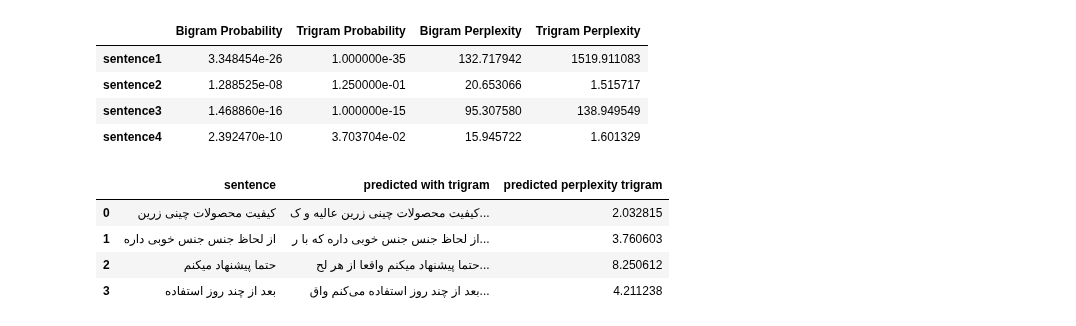
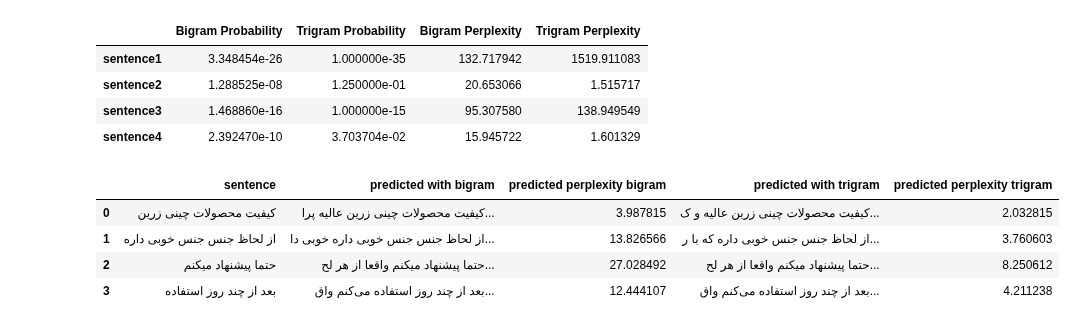
Before and after one commit to pouriaSameti/NLP, a Jupyter notebook: 2-Language model/Language Model.ipynb, the cells around one changed output. Saved outputs shown, nothing was run; the diff lists cells and outputs as text; code cells hidden in the pictures.

Commit message:
Language Model-> checking generate_sentence_trigram() and generate_sentence_bigram() on test set.

```diff
--- a/2-Language model/Language Model.ipynb
+++ b/2-Language model/Language Model.ipynb
@@ -462,54 +461,51 @@ sentence4 = 'بعد از چند روز استفاده '
 
 normalizer = Normalizer()
 
 sent1_bigram = get_bigram(normalizer.normalize(sentence1))
 sent1_trigram = get_trigram(normalizer.normalize(sentence1))
 
 sent2_bigram = get_bigram(normalizer.normalize(sentence2))
 sent2_trigram = get_trigram(normalizer.normalize(sentence2))
 
 sent3_bigram = get_bigram(normalizer.normalize(sentence3))
 sent3_trigram = get_trigram(normalizer.normalize(sentence3))
 
 sent4_bigram = get_bigram(normalizer.normalize(sentence4))
 sent4_trigram = get_trigram(normalizer.normalize(sentence4))
 
 
-# full_sent1_bi, predicted_aprt1_bi = generate_sentence(sentence1, sent1_bigram, bigram_prob)
-# full_sent2_bi, predicted_aprt2_bi = generate_sentence(sentence2, sent2_bigram, bigram_prob)
-# full_sent3_bi, predicted_aprt3_bi = generate_sentence(sentence3, sent3_bigram, bigram_prob)
-# full_sent4_bi, predicted_aprt4_bi = generate_sentence(sentence4, sent4_bigram, bigram_prob)
-#
-# full_sent1_bi_perplexity = get_perplexity(get_bigram(full_sent1_bi), bigram_prob)
-# full_sent2_bi_perplexity = get_perplexity(get_bigram(full_sent2_bi), bigram_prob)
-# full_sent3_bi_perplexity = get_perplexity(get_bigram(full_sent3_bi), bigram_prob)
-# full_sent4_bi_perplexity = get_perplexity(get_bigram(full_sent4_bi), bigram_prob)
+full_sent1_bi, predicted_aprt1_bi = generate_sentence_bigram(sentence1, sent1_bigram, bigram_prob)
+full_sent2_bi, predicted_aprt2_bi = generate_sentence_bigram(sentence2, sent2_bigram, bigram_prob)
+full_sent3_bi, predicted_aprt3_bi = generate_sentence_bigram(sentence3, sent3_bigram, bigram_prob)
+full_sent4_bi, predicted_aprt4_bi = generate_sentence_bigram(sentence4, sent4_bigram, bigram_prob)
 
-full_sent1_tri, predicted_aprt1_tri = generate_sentence(sentence1, sent1_trigram, trigram_prob)
-full_sent2_tri, predicted_aprt2_tri = generate_sentence(sentence2, sent2_trigram, trigram_prob)
-full_sent3_tri, predicted_aprt3_tri = generate_sentence(sentence3, sent3_trigram, trigram_prob)
-full_sent4_tri, predicted_aprt4_tri = generate_sentence(sentence4, sent4_trigram, trigram_prob)
+full_sent1_bi_perplexity = get_perplexity(get_bigram(full_sent1_bi), bigram_prob)
+full_sent2_bi_perplexity = get_perplexity(get_bigram(full_sent2_bi), bigram_prob)
+full_sent3_bi_perplexity = get_perplexity(get_bigram(full_sent3_bi), bigram_prob)
+full_sent4_bi_perplexity = get_perplexity(get_bigram(full_sent4_bi), bigram_prob)
+
+full_sent1_tri, predicted_aprt1_tri = generate_sentence_trigram(sentence1, sent1_trigram, trigram_prob)
+full_sent2_tri, predicted_aprt2_tri = generate_sentence_trigram(sentence2, sent2_trigram, trigram_prob)
+full_sent3_tri, predicted_aprt3_tri = generate_sentence_trigram(sentence3, sent3_trigram, trigram_prob)
+full_sent4_tri, predicted_aprt4_tri = generate_sentence_trigram(sentence4, sent4_trigram, trigram_prob)
 
 full_sent1_tri_perplexity = get_perplexity(get_trigram(full_sent1_tri), trigram_prob)
 full_sent2_tri_perplexity = get_perplexity(get_trigram(full_sent2_tri), trigram_prob)
 full_sent3_tri_perplexity = get_perplexity(get_trigram(full_sent3_tri), trigram_prob)
 full_sent4_tri_perplexity = get_perplexity(get_trigram(full_sent4_tri), trigram_prob)
 
 
 
-# predicted_sentence_res = pd.DataFrame({'sentence': [sentence1, sentence2, sentence3, sentence4],
-#                                        'predicted with bigram':[full_sent1_bi, full_sent2_bi, full_sent3_bi, full_sent4_bi],
-#                                        'predicted perplexity bigram': [full_sent1_bi_perplexity, full_sent2_bi_perplexity, full_sent3_bi_perplexity, full_sent4_bi_perplexity],
-#                                        'predicted with trigram': [full_sent1_tri, full_sent2_tri, full_sent3_tri, full_sent4_tri],
-#                                        'predicted perplexity trigram': [full_sent1_tri_perplexity, full_sent2_tri_perplexity, full_sent3_tri_perplexity, full_sent4_tri_perplexity]})
-
 predicted_sentence_res = pd.DataFrame({'sentence': [sentence1, sentence2, sentence3, sentence4],
+                                       'predicted with bigram':[full_sent1_bi, full_sent2_bi, full_sent3_bi, full_sent4_bi],
+                                       'predicted perplexity bigram': [full_sent1_bi_perplexity, full_sent2_bi_perplexity, full_sent3_bi_perplexity, full_sent4_bi_perplexity],
                                        'predicted with trigram': [full_sent1_tri, full_sent2_tri, full_sent3_tri, full_sent4_tri],
                                        'predicted perplexity trigram': [full_sent1_tri_perplexity, full_sent2_tri_perplexity, full_sent3_tri_perplexity, full_sent4_tri_perplexity]})
+
 predicted_sentence_res
 # %% [output]
-|  | sentence | predicted with trigram | predicted perplexity trigram |
-| 0 | کیفیت محصولات چینی زرین | کیفیت محصولات چینی زرین عالیه و ک... | 2.032815 |
-| 1 | از لحاظ جنس جنس خوبی داره | از لحاظ جنس جنس خوبی داره که با ر... | 3.760603 |
-| 2 | حتما پیشنهاد میکنم | حتما پیشنهاد میکنم واقعا از هر لح... | 8.250612 |
-| 3 | بعد از چند روز استفاده | بعد از چند روز استفاده می‌کنم واق... | 4.211238 |
+|  | sentence | predicted with bigram | predicted perplexity bigram | predicted with trigram | predicted perplexity trigram |
+| 0 | کیفیت محصولات چینی زرین | کیفیت محصولات چینی زرین عالیه پرا... | 3.987815 | کیفیت محصولات چینی زرین عالیه و ک... | 2.032815 |
+| 1 | از لحاظ جنس جنس خوبی داره | از لحاظ جنس جنس خوبی داره خوبی دا... | 13.826566 | از لحاظ جنس جنس خوبی داره که با ر... | 3.760603 |
+| 2 | حتما پیشنهاد میکنم | حتما پیشنهاد میکنم واقعا از هر لح... | 27.028492 | حتما پیشنهاد میکنم واقعا از هر لح... | 8.250612 |
+| 3 | بعد از چند روز استفاده | بعد از چند روز استفاده می‌کنم واق... | 12.444107 | بعد از چند روز استفاده می‌کنم واق... | 4.211238 |
```
Also changed, not shown: parts of 1 cell of this notebook.
